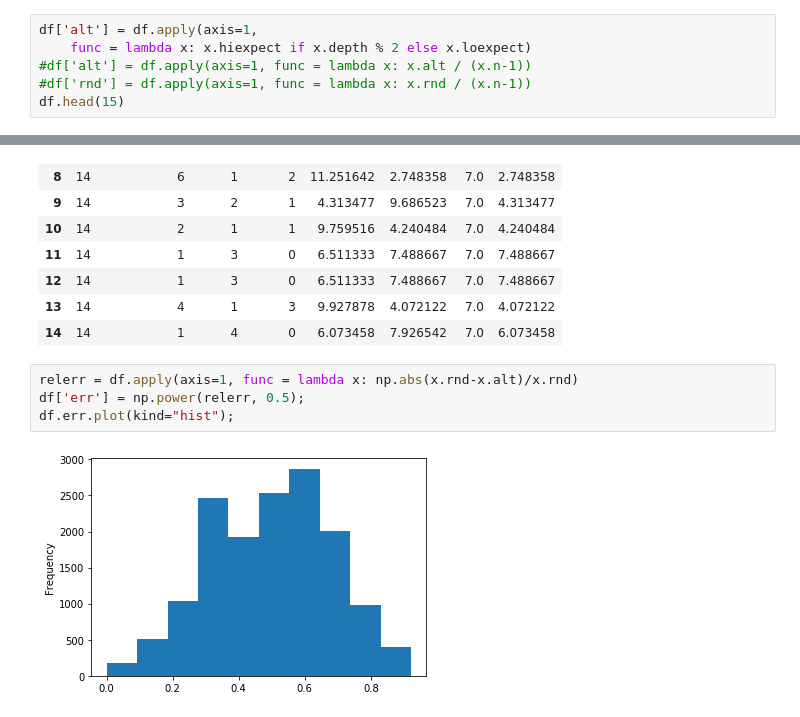
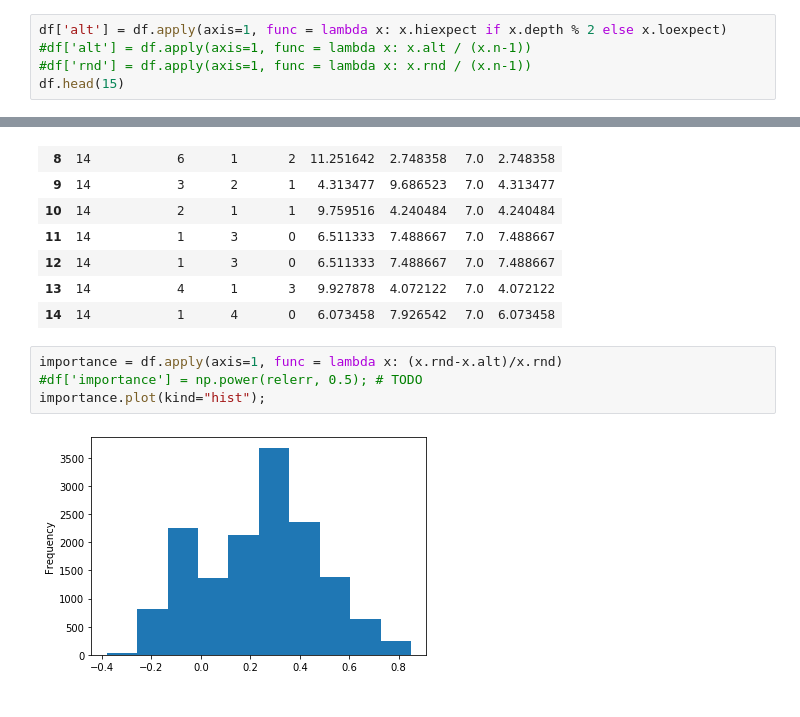
Before and after one commit to sshklifov/csp, a Jupyter notebook: RandomForest.ipynb, the cells around one changed output, grey strips where cells are left out. Cells and saved outputs as stored; diff of their text form.

```diff
--- a/RandomForest.ipynb
+++ b/RandomForest.ipynb
@@ -41,7 +40,6 @@ df.head(10)
 #df.head(10)
 # %%
-df['alt'] = df.apply(axis=1,
-    func = lambda x: x.hiexpect if x.depth % 2 else x.loexpect)
+df['alt'] = df.apply(axis=1, func = lambda x: x.hiexpect if x.depth % 2 else x.loexpect)
 #df['alt'] = df.apply(axis=1, func = lambda x: x.alt / (x.n-1))
 #df['rnd'] = df.apply(axis=1, func = lambda x: x.rnd / (x.n-1))
 df.head(15)
@@ -63,8 +61,8 @@ df.head(15)
 | 13 | 14 | 4 | 1 | 3 | 9.927878 | 4.072122 | 7.0 | 4.072122 |
 | 14 | 14 | 1 | 4 | 0 | 6.073458 | 7.926542 | 7.0 | 6.073458 |
 # %%
-relerr = df.apply(axis=1, func = lambda x: np.abs(x.rnd-x.alt)/x.rnd)
-df['err'] = np.power(relerr, 0.5);
-df.err.plot(kind="hist");
+importance = df.apply(axis=1, func = lambda x: (x.rnd-x.alt)/x.rnd)
+#df['importance'] = np.power(relerr, 0.5); # TODO
+importance.plot(kind="hist");
 # %% [output]
-[figure, old version]
+[figure, new version]
```
Also changed, not shown: parts of 22 cells of this notebook, 9 other files.
